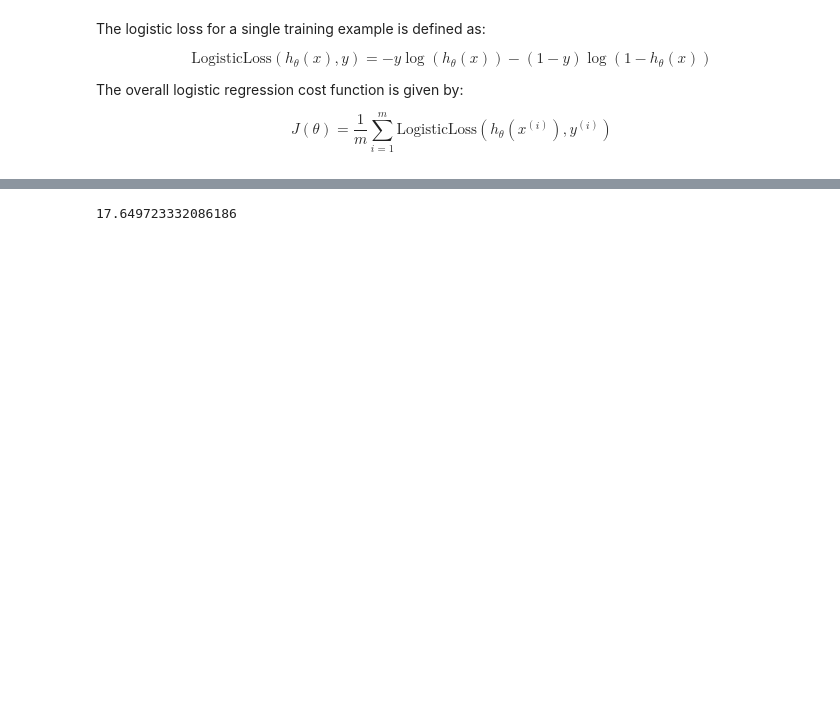
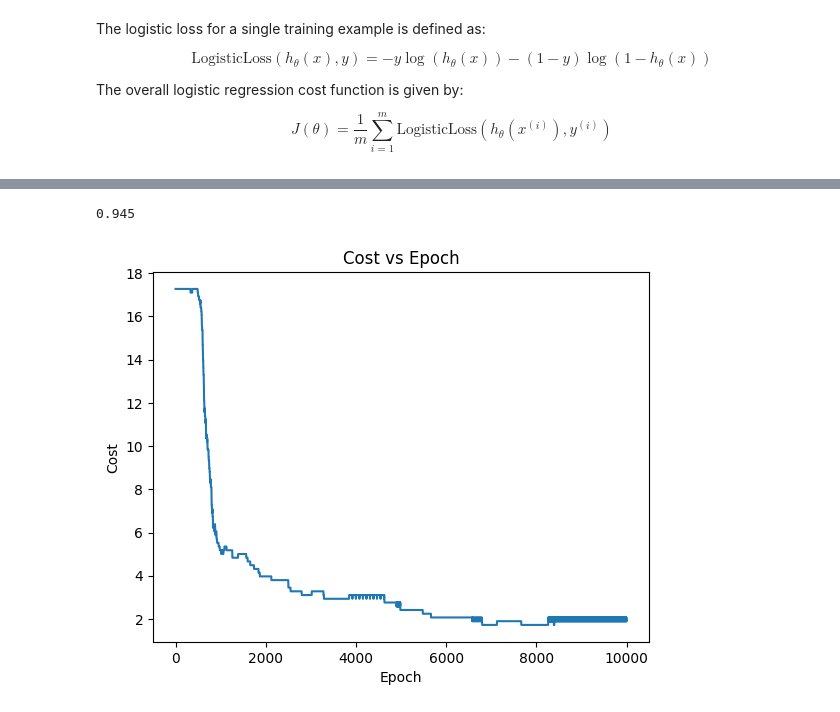
Before and after one commit to m4hfuj/Machine-Learning-Algorithms, a Jupyter notebook: 4.0 - Logistic Regression.ipynb, the cells around one changed output, grey strips where cells are left out. Cells and saved outputs as stored; diff of their text form; code cells hidden in the pictures; blank space fills up the shorter version.

```diff
--- a/4.0 - Logistic Regression.ipynb
+++ b/4.0 - Logistic Regression.ipynb
@@ -41,10 +43,10 @@ def logistic_loss(y, h):
 def sigmoid(z):
     return 1 / (1 + np.exp(-z))
 # %%
-n_epochs = 1000
+n_epochs = 10000
 
 m = len(y)
-alpha = 0.1
+alpha = 0.001
 theta = np.ones(X.shape[1])
 costs = []
 
@@ -59,7 +61,4 @@ for epoch in range(n_epochs):
     theta = theta - alpha * grad
 
     cost = logistic_loss(y, y_hat)
-
-    print(cost)
-
-    # break
+    costs.append(cost)
@@ -88,4 +103,4 @@ cost
 # %%
-logistic_loss(y, y_hat)
+accuracy_score(y, y_hat)
 # %% [output]
-17.649723332086186
+0.945
@@ -109,0 +107,8 @@ logistic_loss(y, y_hat)
+# %%
+plt.plot(costs)
+plt.title('Cost vs Epoch')
+plt.xlabel('Epoch')
+plt.ylabel('Cost')
+plt.show()
+# %% [output]
+[figure, added]
```
Also changed, not shown: parts of 13 cells of this notebook, 1 other file.
